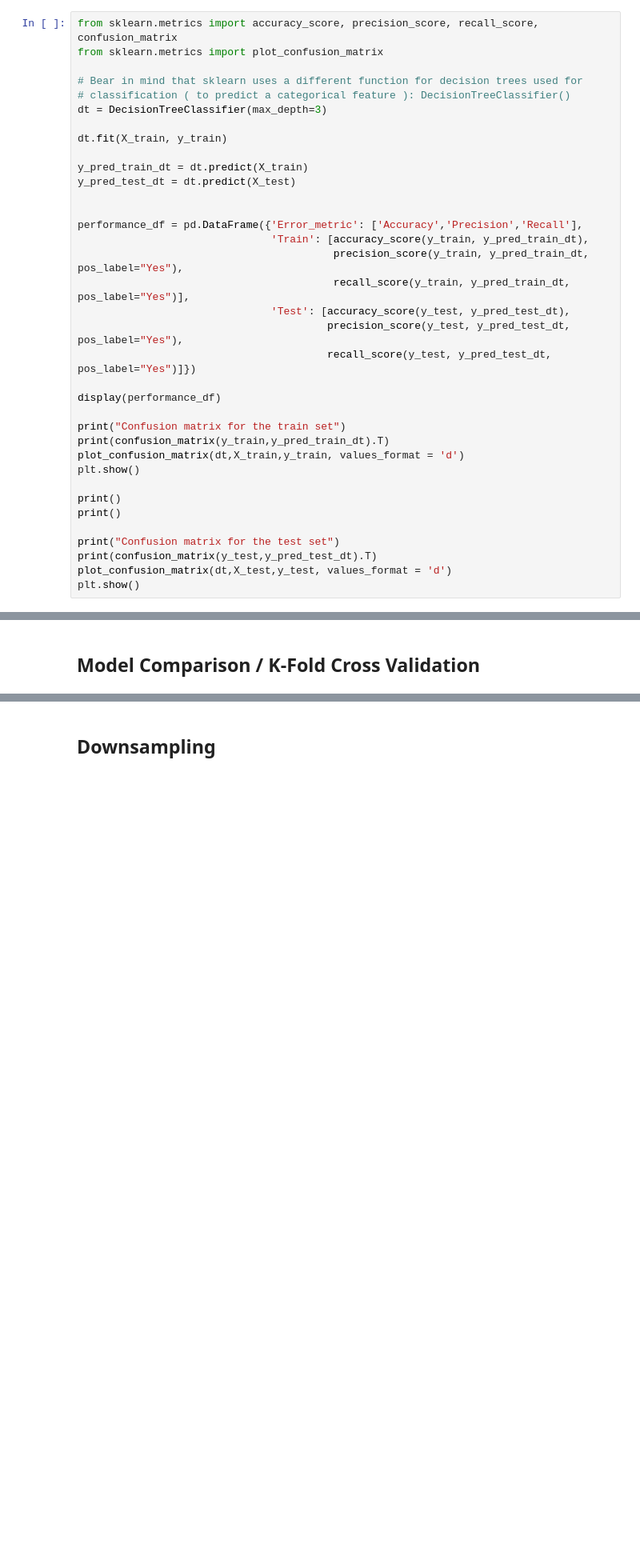
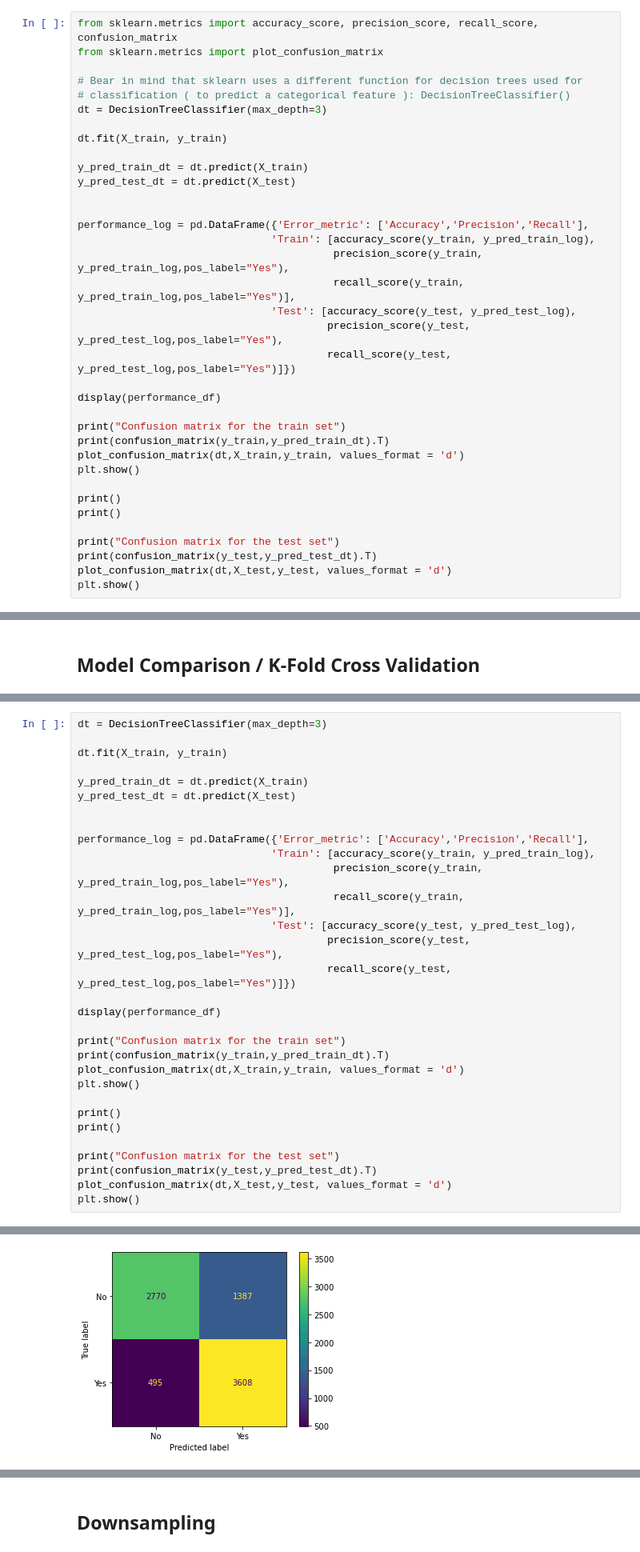
Before and after one commit to hannahlangen/IronHannah, a Jupyter notebook: Labs Week 7/Classification, Handling Imbalanced Data, Decision Trees.ipynb, the cells around one changed output, grey strips where cells are left out. Shown at 80% size. Drawn from its saved outputs; the diff is of its cells as text; blank space fills up the shorter version.

```diff
--- a/Labs Week 7/Classification, Handling Imbalanced Data, Decision Trees.ipynb
+++ b/Labs Week 7/Classification, Handling Imbalanced Data, Decision Trees.ipynb
@@ -264,13 +247,13 @@ y_pred_train_dt = dt.predict(X_train)
 y_pred_test_dt = dt.predict(X_test)
 
 
-performance_df = pd.DataFrame({'Error_metric': ['Accuracy','Precision','Recall'],
-                               'Train': [accuracy_score(y_train, y_pred_train_dt),
-                                         precision_score(y_train, y_pred_train_dt, pos_label="Yes"),
-                                         recall_score(y_train, y_pred_train_dt, pos_label="Yes")],
-                               'Test': [accuracy_score(y_test, y_pred_test_dt),
-                                        precision_score(y_test, y_pred_test_dt, pos_label="Yes"),
-                                        recall_score(y_test, y_pred_test_dt, pos_label="Yes")]})
+performance_log = pd.DataFrame({'Error_metric': ['Accuracy','Precision','Recall'],
+                               'Train': [accuracy_score(y_train, y_pred_train_log),
+                                         precision_score(y_train, y_pred_train_log,pos_label="Yes"),
+                                         recall_score(y_train, y_pred_train_log,pos_label="Yes")],
+                               'Test': [accuracy_score(y_test, y_pred_test_log),
+                                        precision_score(y_test, y_pred_test_log,pos_label="Yes"),
+                                        recall_score(y_test, y_pred_test_log,pos_label="Yes")]})
 
 display(performance_df)
 
@@ -393,0 +500,32 @@ print(scores)
+# %%
+dt = DecisionTreeClassifier(max_depth=3)
+
+dt.fit(X_train, y_train)
+
+y_pred_train_dt = dt.predict(X_train)
+y_pred_test_dt = dt.predict(X_test)
+
+
+performance_log = pd.DataFrame({'Error_metric': ['Accuracy','Precision','Recall'],
+                               'Train': [accuracy_score(y_train, y_pred_train_log),
+                                         precision_score(y_train, y_pred_train_log,pos_label="Yes"),
+                                         recall_score(y_train, y_pred_train_log,pos_label="Yes")],
+                               'Test': [accuracy_score(y_test, y_pred_test_log),
+                                        precision_score(y_test, y_pred_test_log,pos_label="Yes"),
+                                        recall_score(y_test, y_pred_test_log,pos_label="Yes")]})
+
+display(performance_df)
+
+print("Confusion matrix for the train set")
+print(confusion_matrix(y_train,y_pred_train_dt).T)
+plot_confusion_matrix(dt,X_train,y_train, values_format = 'd')
+plt.show()
+
+print()
+print()
+
+print("Confusion matrix for the test set")
+print(confusion_matrix(y_test,y_pred_test_dt).T)
+plot_confusion_matrix(dt,X_test,y_test, values_format = 'd')
+plt.show()
+# %% [output]
@@ -393,0 +539 @@ print(scores)
+[figure, added]
```
Also changed, not shown: parts of 20 cells of this notebook.
